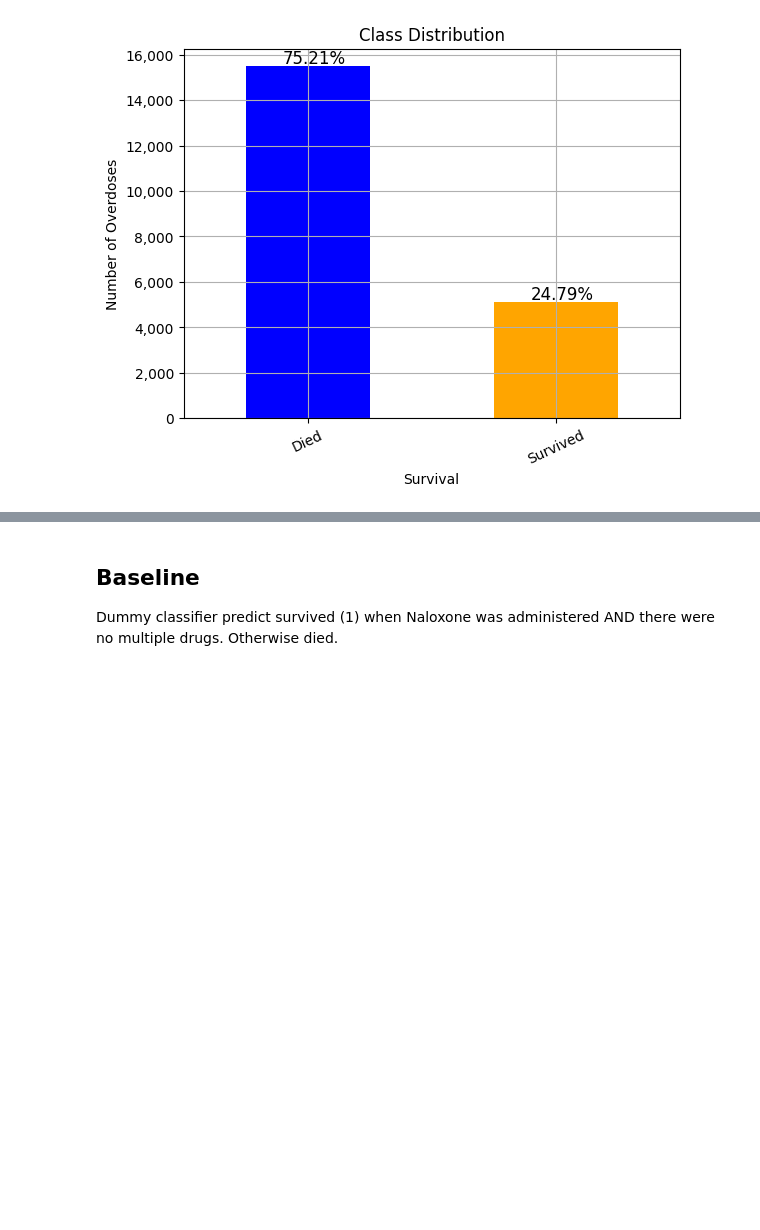
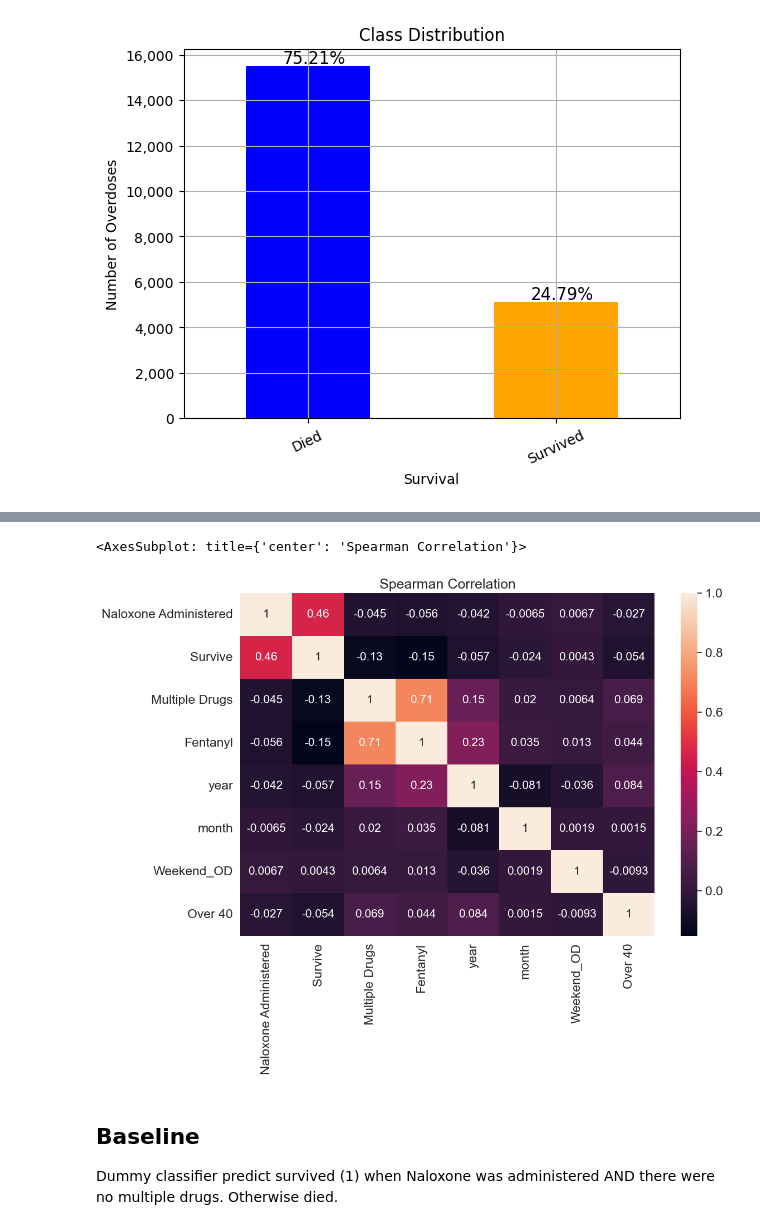
Before and after one commit to Joeyloganpython/Capstone, a Jupyter notebook: ML/Classification_joey_start.ipynb, the cells around one changed output, grey strips where cells are left out. Cells and saved outputs as stored; diff of their text form; code cells hidden in the pictures; blank space fills up the shorter version.

Commit message:
Added spearman correlation heatmap

```diff
--- a/ML/Classification_joey_start.ipynb
+++ b/ML/Classification_joey_start.ipynb
@@ -197,3 +214,11 @@ for patch in ax.patches:
+# %%
+cor = incidents2.drop(['Incident ID', 'Victim ID', 'Incident Date ym'], axis = 1).corr(method = "spearman")
+plt.figure(figsize = (12,8))
+plt.title("Spearman Correlation")
+sns.heatmap(cor, annot = True, cmap = 'rocket',annot_kws={"fontsize":15})
+# %% [output]
+<AxesSubplot: title={'center': 'Spearman Correlation'}>
+[figure, added]
 # %% [markdown]
 ## Baseline
 
```
Also changed, not shown: parts of 2 cells of this notebook.
